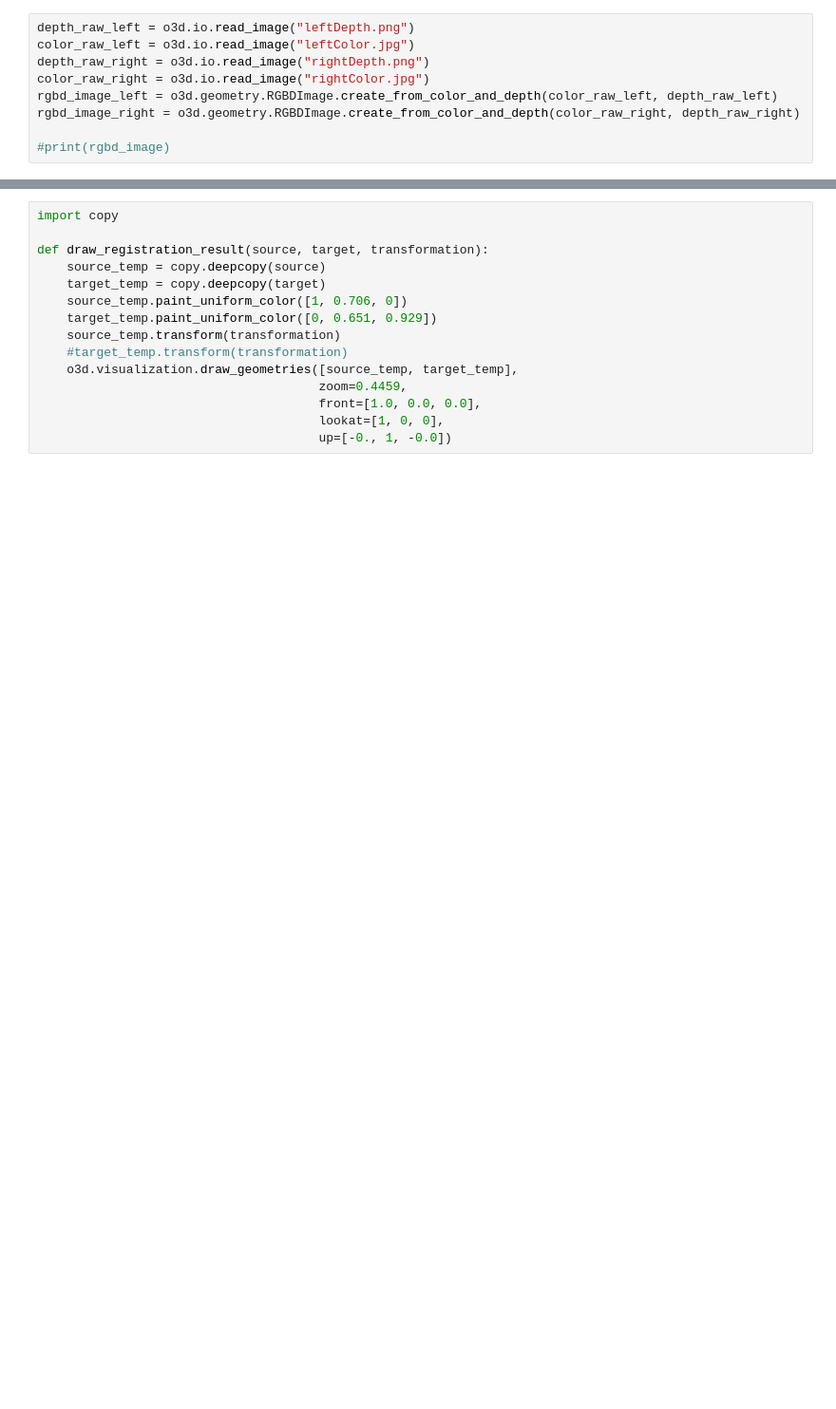
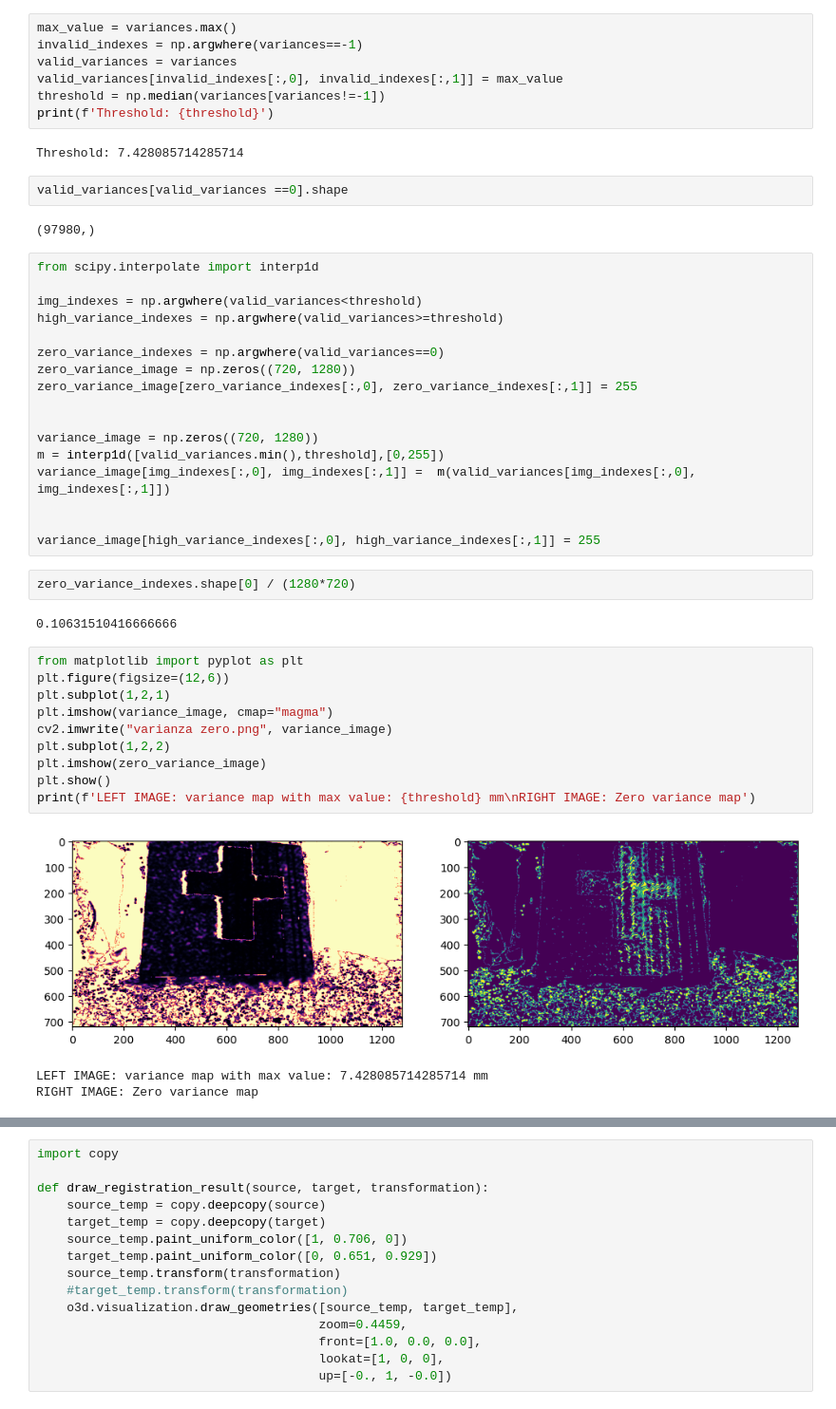
Before and after one commit to jacobuu/point_cloud, a Jupyter notebook: point_cloud.ipynb, the cells around one changed output, grey strips where cells are left out. Shown at 95% size. Saved outputs shown, nothing was run; the diff lists cells and outputs as text; blank space fills up the shorter version.

```diff
--- a/point_cloud.ipynb
+++ b/point_cloud.ipynb
@@ -106,9 +96,48 @@ True
-# %%
-depth_raw_left = o3d.io.read_image("leftDepth.png")
-color_raw_left = o3d.io.read_image("leftColor.jpg")
-depth_raw_right = o3d.io.read_image("rightDepth.png")
-color_raw_right = o3d.io.read_image("rightColor.jpg")
-rgbd_image_left = o3d.geometry.RGBDImage.create_from_color_and_depth(color_raw_left, depth_raw_left)
-rgbd_image_right = o3d.geometry.RGBDImage.create_from_color_and_depth(color_raw_right, depth_raw_right)
-
-#print(rgbd_image)
+# %%
+max_value = variances.max()
+invalid_indexes = np.argwhere(variances==-1)
+valid_variances = variances
+valid_variances[invalid_indexes[:,0], invalid_indexes[:,1]] = max_value
+threshold = np.median(variances[variances!=-1])
+print(f'Threshold: {threshold}')
+# %% [output]
+Threshold: 7.428085714285714
+# %%
+valid_variances[valid_variances ==0].shape
+# %% [output]
+(97980,)
+# %%
+from scipy.interpolate import interp1d
+
+img_indexes = np.argwhere(valid_variances<threshold)
+high_variance_indexes = np.argwhere(valid_variances>=threshold)
+
+zero_variance_indexes = np.argwhere(valid_variances==0)
+zero_variance_image = np.zeros((720, 1280))
+zero_variance_image[zero_variance_indexes[:,0], zero_variance_indexes[:,1]] = 255
+
+
+variance_image = np.zeros((720, 1280))
+m = interp1d([valid_variances.min(),threshold],[0,255])
+variance_image[img_indexes[:,0], img_indexes[:,1]] =  m(valid_variances[img_indexes[:,0], img_indexes[:,1]])
+
+
+variance_image[high_variance_indexes[:,0], high_variance_indexes[:,1]] = 255
+# %%
+zero_variance_indexes.shape[0] / (1280*720)
+# %% [output]
+0.10631510416666666
+# %%
+from matplotlib import pyplot as plt
+plt.figure(figsize=(12,6))
+plt.subplot(1,2,1)
+plt.imshow(variance_image, cmap="magma")
+cv2.imwrite("varianza zero.png", variance_image)
+plt.subplot(1,2,2)
+plt.imshow(zero_variance_image)
+plt.show()
+print(f'LEFT IMAGE: variance map with max value: {threshold} mm\nRIGHT IMAGE: Zero variance map')
+# %% [output]
+[figure, added]
+LEFT IMAGE: variance map with max value: 7.428085714285714 mm
+RIGHT IMAGE: Zero variance map
```
Also changed, not shown: parts of 25 cells of this notebook, 7 other files.
